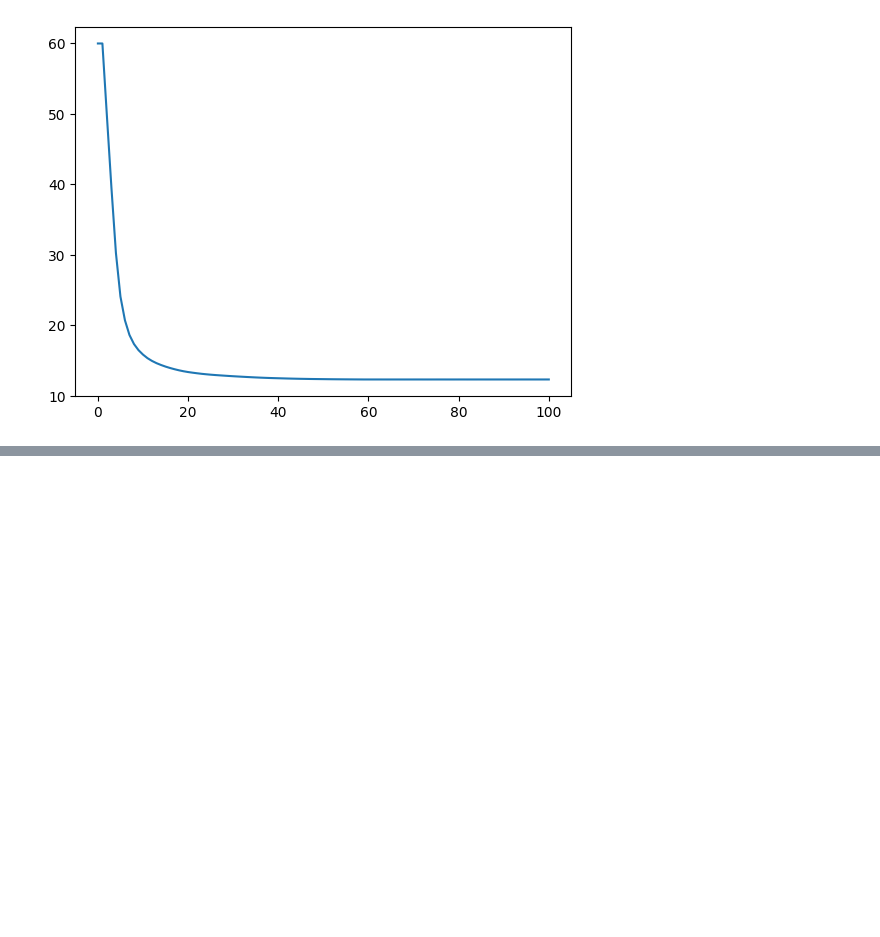
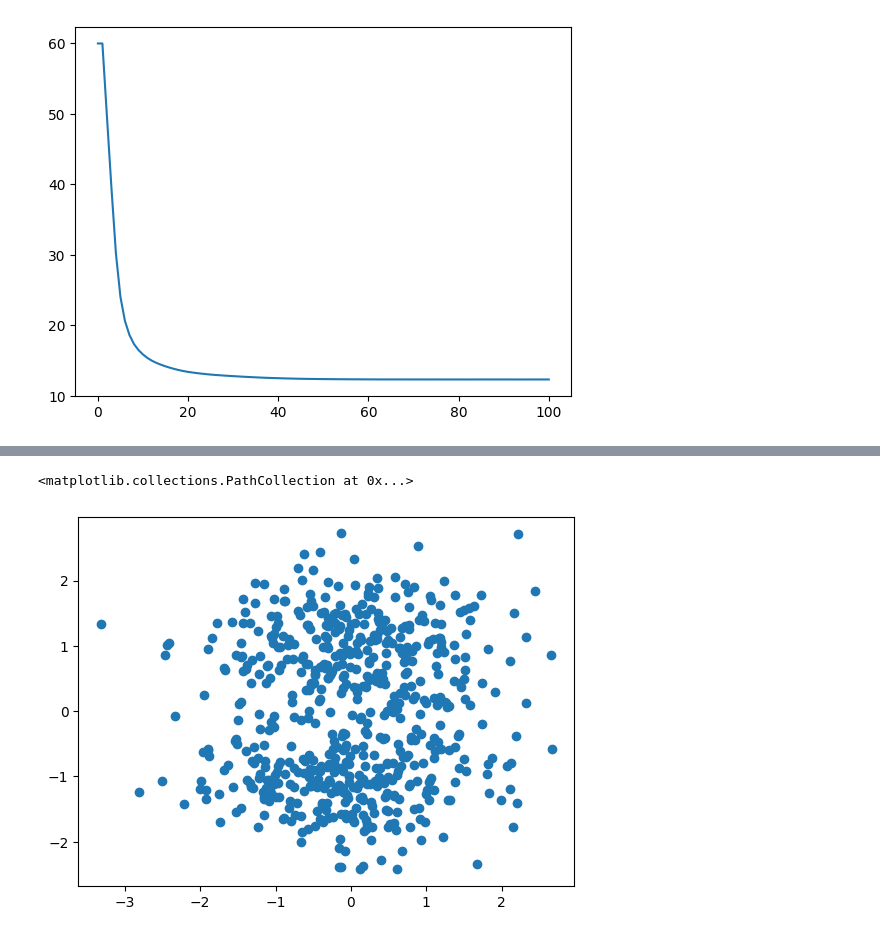
Before and after one commit to Abhijeet399/Data_Science_PP_11_June, a Jupyter notebook: SVM_updated.ipynb, the cells around one changed output, grey strips where cells are left out. Saved outputs shown, nothing was run; the diff lists cells and outputs as text; code cells hidden in the pictures; blank space fills up the shorter version.

```diff
--- a/SVM_updated.ipynb
+++ b/SVM_updated.ipynb
@@ -139,0 +141,5 @@ visualise(w[0, 0], w[0, 1], b)
+# %%
+plt.scatter(X[:, 0], X[:, 1])
+# %% [output]
+<matplotlib.collections.PathCollection at 0x...>
+[figure, added]
```
Also changed, not shown: parts of 5 cells of this notebook, 2 other files.
